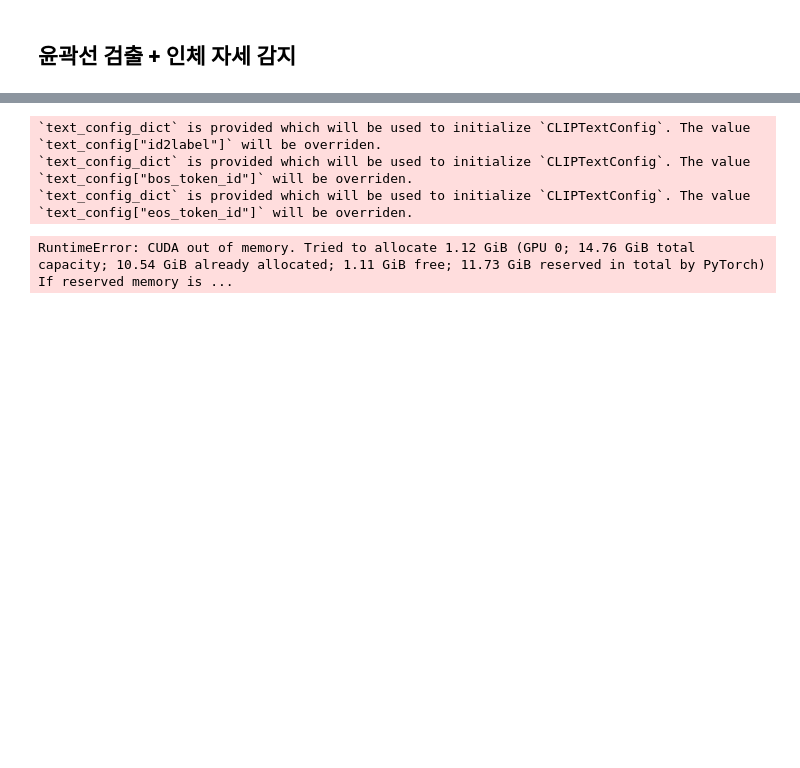
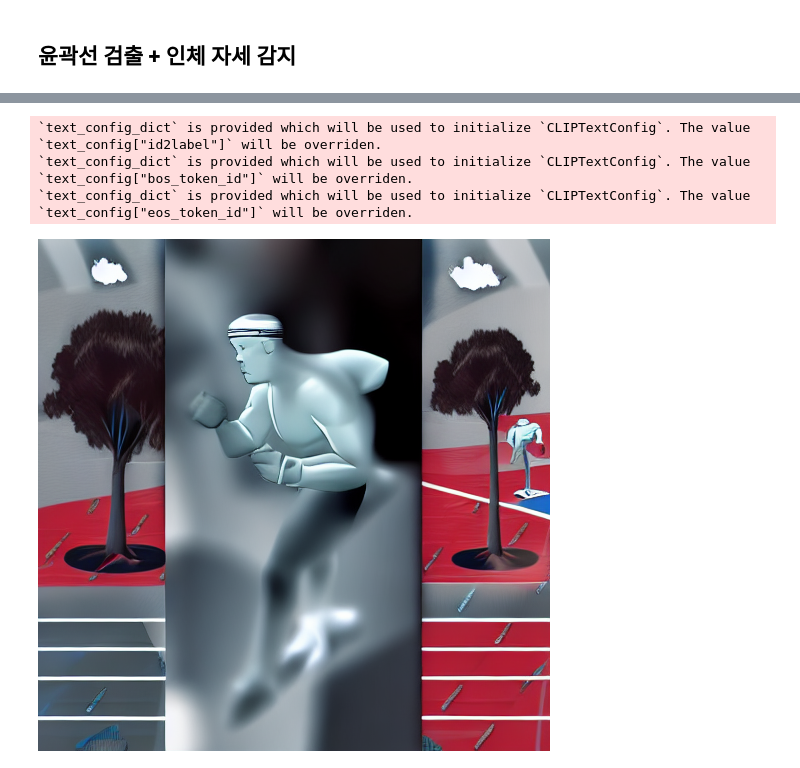
Before and after one commit to jyj1206/AIFFEL, a Jupyter notebook: quest_10/quest_10.ipynb, the cells around one changed output, grey strips where cells are left out. Cells and saved outputs as stored; diff of their text form; code cells hidden in the pictures; blank space fills up the shorter version.

```diff
--- a/quest_10/quest_10.ipynb
+++ b/quest_10/quest_10.ipynb
@@ -207,41 +247,45 @@ cuda
 from diffusers import StableDiffusionControlNetPipeline, ControlNetModel, UniPCMultistepScheduler
 
 # Edge Detection과 Openpose, 2개의 전처리기를 controlnets라는 리스트로 만듭니다.
-controlnets = [canny_controlnet,openpose_controlnet]
+
+openpose_controlnet = ControlNetModel.from_pretrained("lllyasviel/sd-controlnet-openpose", torch_dtype=torch.float16)
+canny_controlnet = ControlNetModel.from_pretrained("lllyasviel/sd-controlnet-canny", torch_dtype=torch.float16)
+
+controlnets = [openpose_controlnet, canny_controlnet]
 
 # 리스트 controlnets를 파이프라인으로 전달합니다.
 pipe = StableDiffusionControlNetPipeline.from_pretrained(
-    "runwayml/stable-diffusion-v1-5", controlnet=controlnets, torch_dtype=torch.float16
+     "runwayml/stable-diffusion-v1-5", controlnet=controlnets, torch_dtype=torch.float16
 )
 
 pipe.scheduler = UniPCMultistepScheduler.from_config(pipe.scheduler.config)
 pipe = pipe.to("cuda")
 
 # 프롬프트를 작성합니다.
-prompt = "a male soccer player posing for a photo with a camera"
-negative_prompt =  "camera"
+prompt =  "a athlete is running"
+negative_prompt =  "rain"
 
 # seed를 지정합니다.
 generator = torch.manual_seed(0)
 
 images = [openpose_image, canny_image]
 
 # 이미지를 생성합니다.
 image = pipe(
-    negative_prompt=prompt,
-    prompt=negative_prompt,
+    prompt = prompt,
+#     negative_prompt = negative_prompt,
     num_inference_steps=20,
     generator=generator,
     image=images
 ).images[0]
 
 # 생성된 이미지를 저장합니다.
-image.save("aiffel/aiffel/multi_controlnet_output.png")
+image.save("/aiffel/aiffel/multi_controlnet_output.png")
 
 # 생성된 이미지를 출력합니다.
 image
 # %% [output]
 `text_config_dict` is provided which will be used to initialize `CLIPTextConfig`. The value `text_config["id2label"]` will be overriden.
 `text_config_dict` is provided which will be used to initialize `CLIPTextConfig`. The value `text_config["bos_token_id"]` will be overriden.
 `text_config_dict` is provided which will be used to initialize `CLIPTextConfig`. The value `text_config["eos_token_id"]` will be overriden.
-RuntimeError: CUDA out of memory. Tried to allocate 1.12 GiB (GPU 0; 14.76 GiB total capacity; 10.54 GiB already allocated; 1.11 GiB free; 11.73 GiB reserved in total by PyTorch) If reserved memory is ...
+[figure, added]
```
Also changed, not shown: parts of 7 cells of this notebook.
